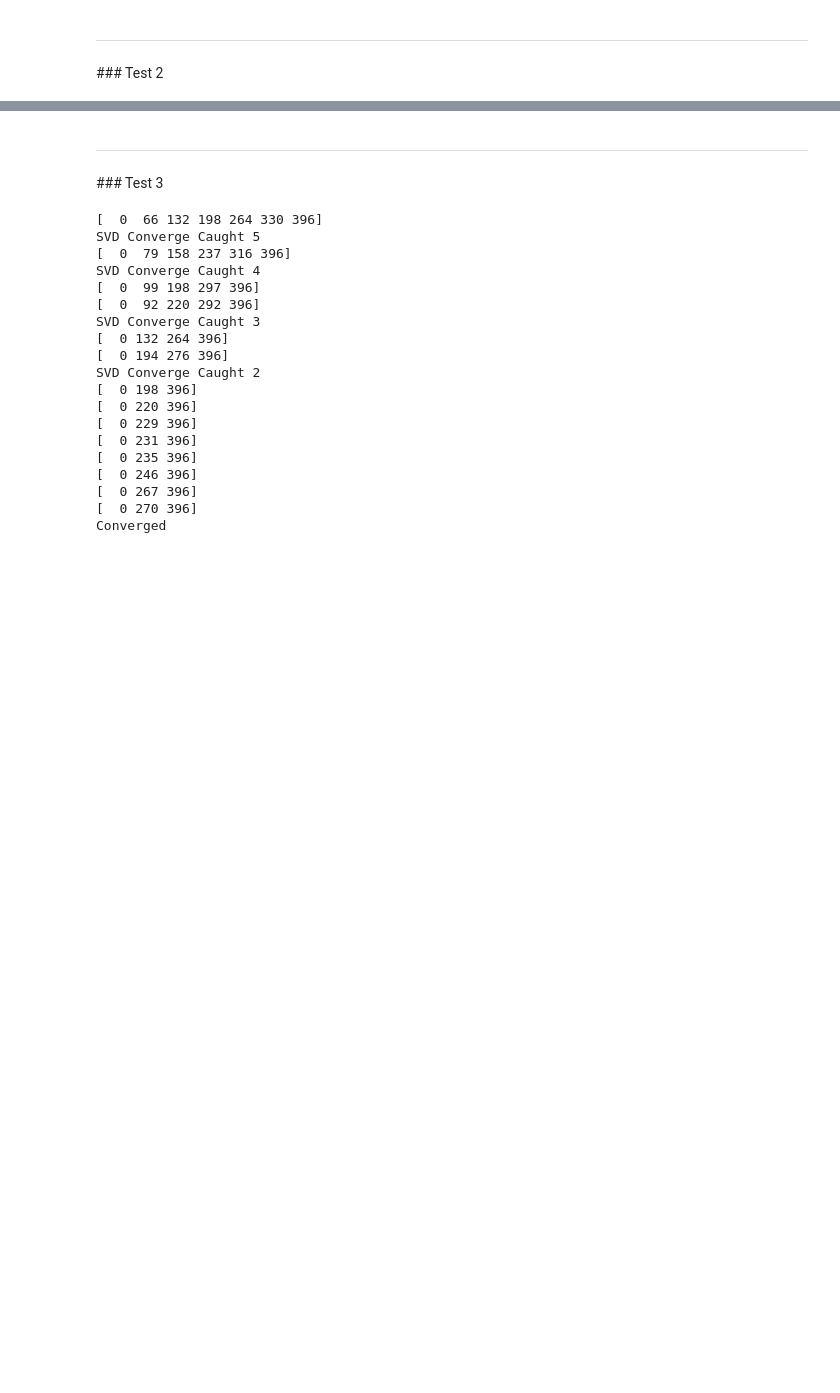
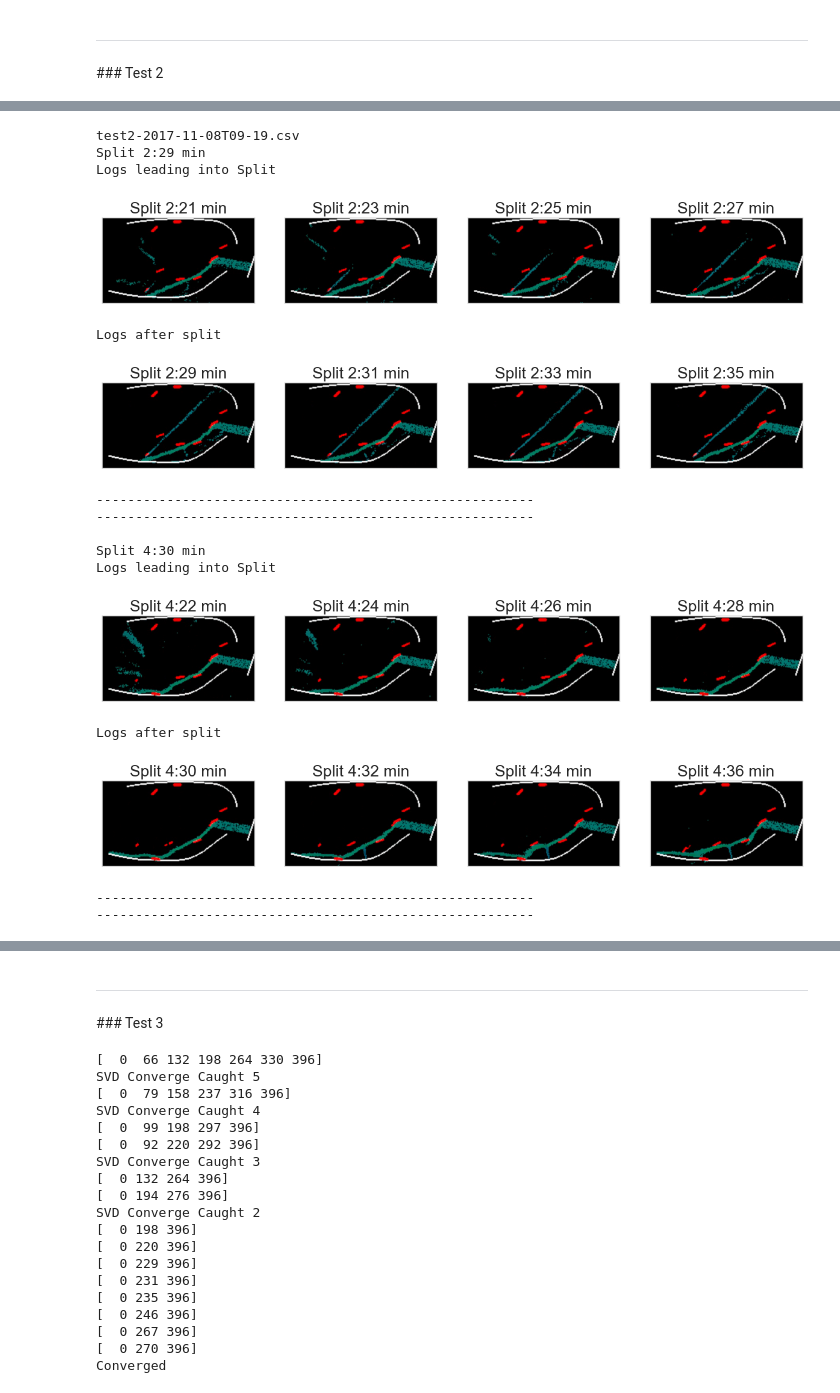
Before and after one commit to NickHoernle/Essil, a Jupyter notebook: baseline_model/switching_state_space_exploration_21-11.ipynb, the cells around one changed output, grey strips where cells are left out. Drawn from its saved outputs; the diff is of its cells as text; code cells hidden in the pictures; blank space fills up the shorter version.

```diff
--- a/baseline_model/switching_state_space_exploration_21-11.ipynb
+++ b/baseline_model/switching_state_space_exploration_21-11.ipynb
@@ -312,0 +233,20 @@ Logs after split
+# %%
+df_name = 'df_2'
+plot_log_positions(df_name=df_name, results=results)
+# %% [output]
+test2-2017-11-08T09-19.csv
+Split 2:29 min
+Logs leading into Split
+[figure, added]
+Logs after split
+[figure, added]
+--------------------------------------------------------
+--------------------------------------------------------
+
+Split 4:30 min
+Logs leading into Split
+[figure, added]
+Logs after split
+[figure, added]
+--------------------------------------------------------
+--------------------------------------------------------
```
Also changed, not shown: parts of 26 cells of this notebook.
